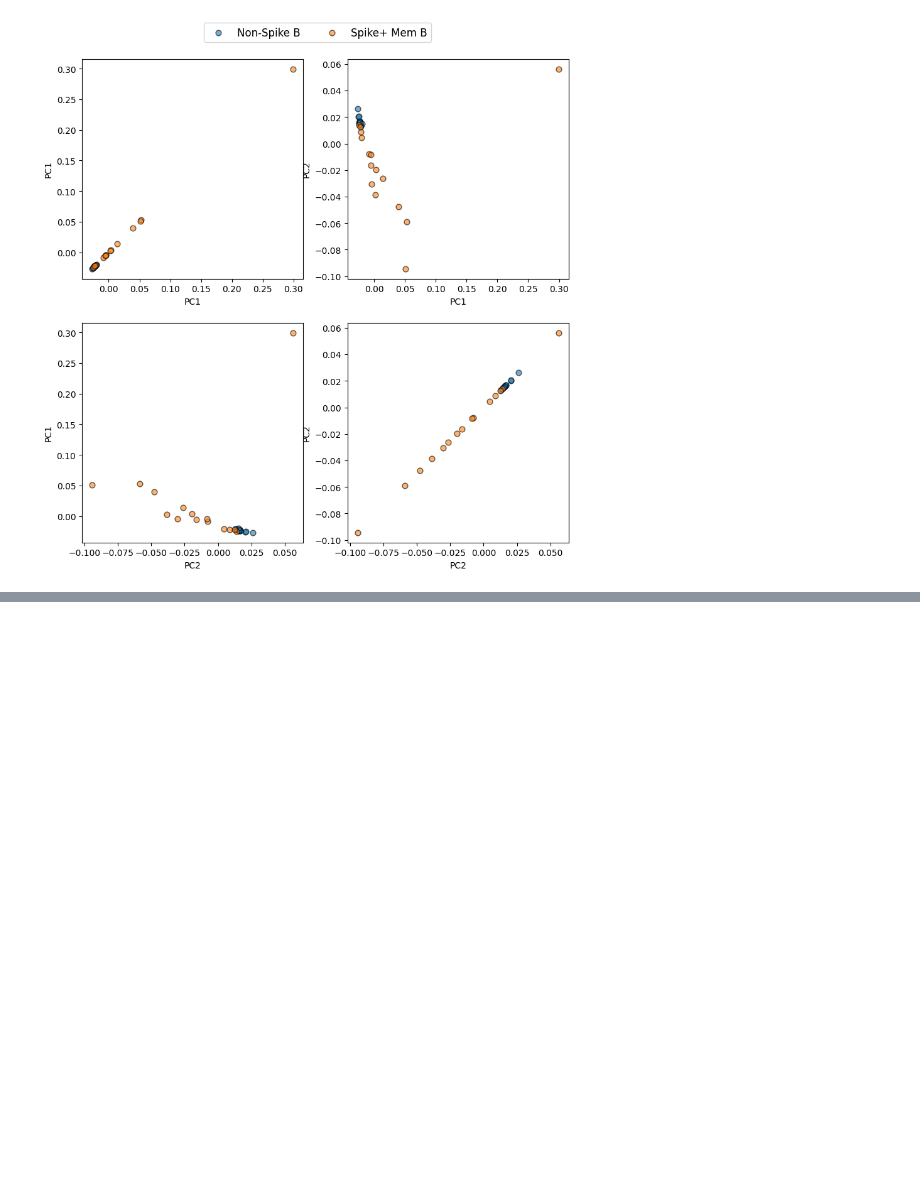
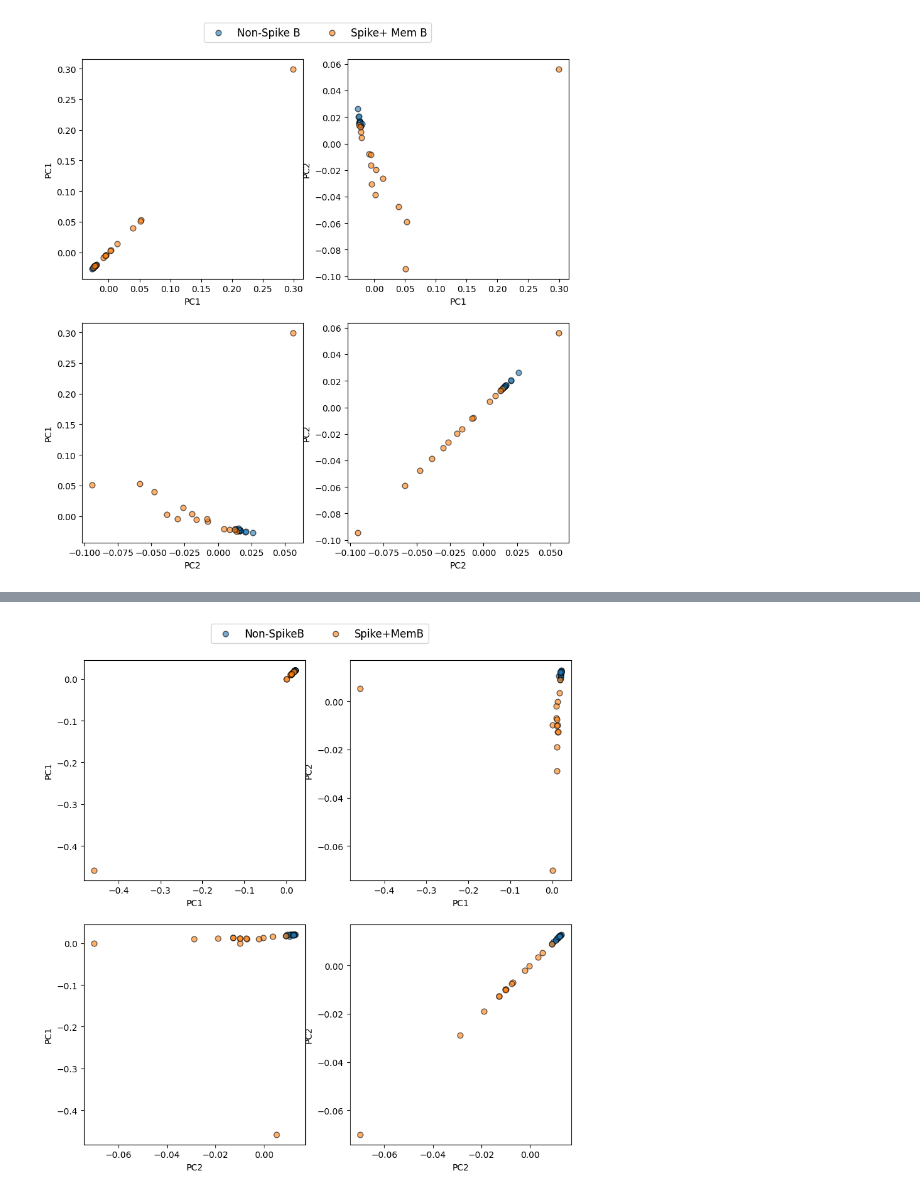
Before and after one commit to dani-f99/immunedb_lpa, a Jupyter notebook: notebook_tutorial.ipynb, the cells around one changed output, grey strips where cells are left out. Cells and saved outputs as stored; diff of their text form; code cells hidden in the pictures; blank space fills up the shorter version.

```diff
--- a/notebook_tutorial.ipynb
+++ b/notebook_tutorial.ipynb
@@ -91,0 +167,5 @@ lpa_mutsub.pca_scatter(n_pcs=2, label_index=0)
+# %%
+# Using scatter plot to visualize the PCA analysis
+lpa_mutsub.pca_scatter(n_pcs=2, label_index=0)
+# %% [output]
+[figure, added]
```
Also changed, not shown: parts of 12 cells of this notebook, 1 other file.
